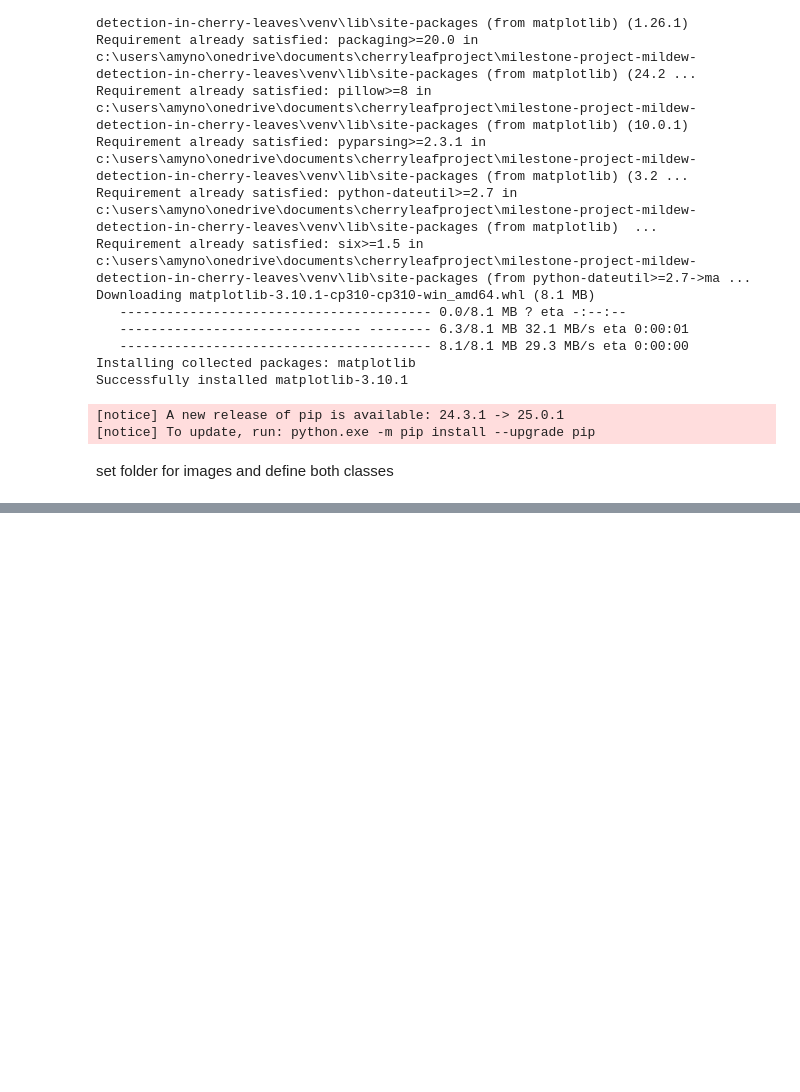
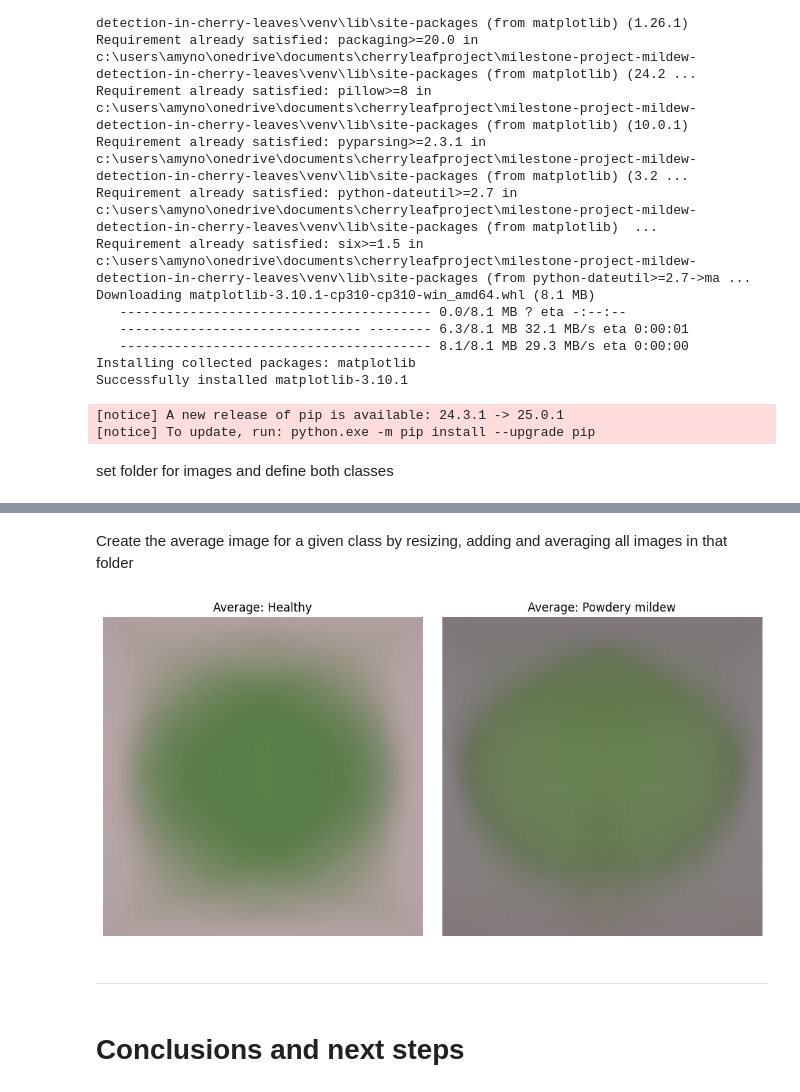
Before and after one commit to NorfolkTate/milestone-project-mildew-detection-in-cherry-leaves, a Jupyter notebook: jupyter_notebooks/2_visual_study.ipynb, the cells around one changed output, grey strips where cells are left out. Cells and saved outputs as stored; diff of their text form; code cells hidden in the pictures; blank space fills up the shorter version.

```diff
--- a/jupyter_notebooks/2_visual_study.ipynb
+++ b/jupyter_notebooks/2_visual_study.ipynb
@@ -118,0 +160,38 @@ classes = ["healthy", "powdery_mildew"]
+# %% [markdown]
+Create the average image for a given class by resizing, adding and averaging all images in that folder
+# %%
+def calculate_average_image(class_name, image_size=(100, 100)):
+
+    folder_path = os.path.join("inputs/dataset/raw/cherry-leaves", class_name)
+    images = os.listdir(folder_path)
+
+    avg_array = np.zeros((image_size[1], image_size[0], 3), dtype=np.float32)
+
+    for img_name in images:
+        img_path = os.path.join(folder_path, img_name)
+        img = Image.open(img_path).resize(image_size).convert("RGB")
+        avg_array += np.array(img)
+
+    avg_array /= len(images)
+    avg_image = Image.fromarray(np.uint8(avg_array))
+
+    return avg_image
+# %%
+plt.figure(figsize=(10, 5))
+
+for i, class_name in enumerate(["healthy", "powdery_mildew"]):
+    avg_img = calculate_average_image(class_name)
+
+    plt.subplot(1, 2, i + 1)
+    plt.imshow(avg_img)
+    plt.axis("off")
+    plt.title(f"Average: {class_name.replace('_', ' ').capitalize()}")
+
+plt.tight_layout()
+plt.show()
+# %% [output]
+[figure, added]
+# %% [markdown]
+---
+# %% [markdown]
+# Conclusions and next steps
```
Also changed, not shown: parts of 11 cells of this notebook.
